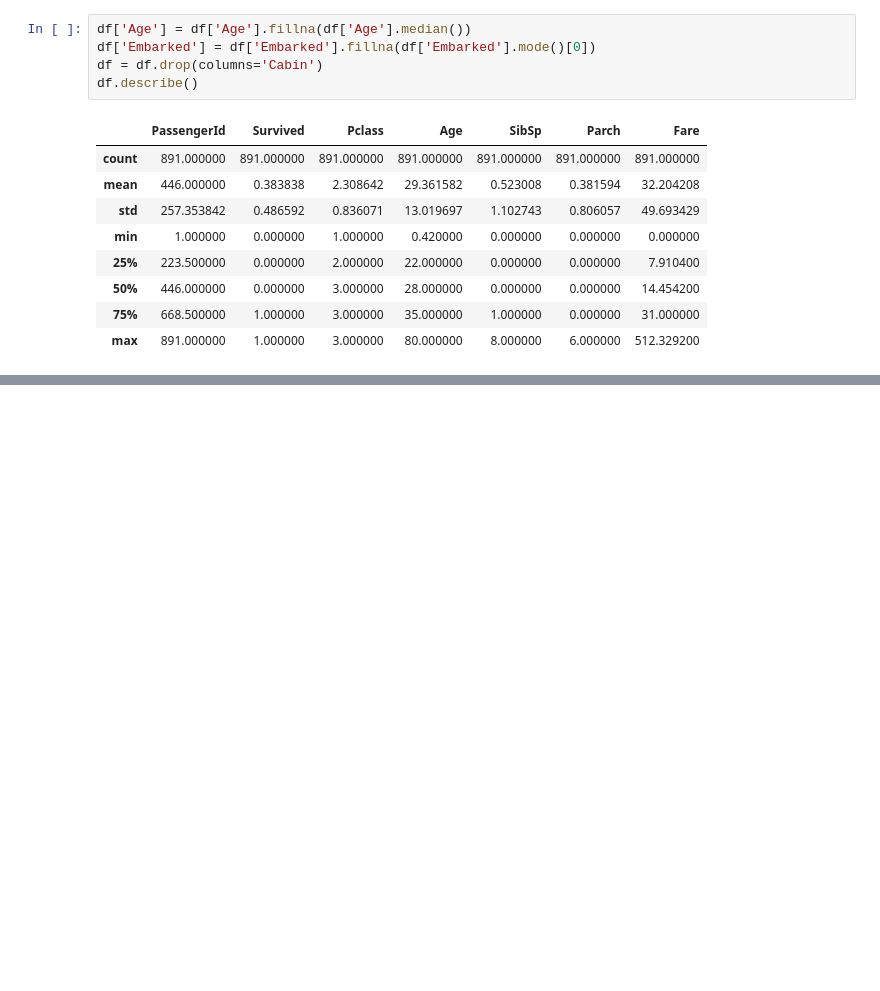
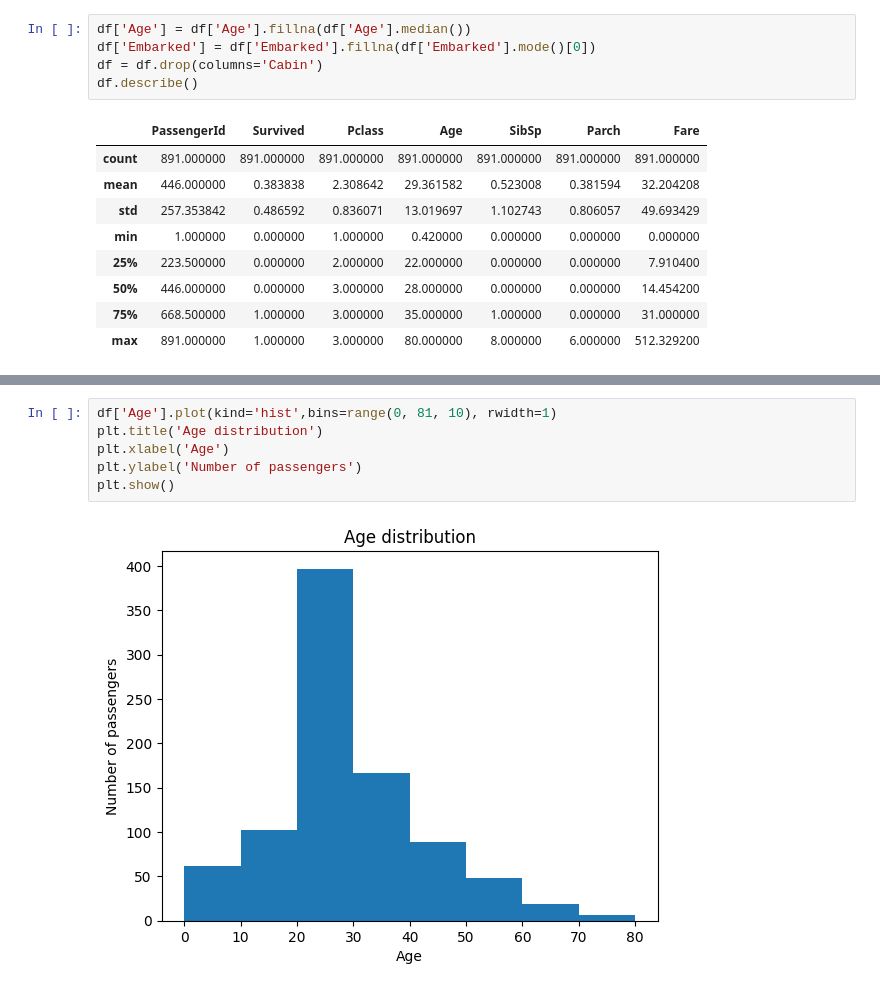
Before and after one commit to aman2909-creator/titanic-eda, a Jupyter notebook: titanic-eda.ipynb, the cells around one changed output, grey strips where cells are left out. Drawn from its saved outputs; the diff is of its cells as text; blank space fills up the shorter version.

```diff
--- a/titanic-eda.ipynb
+++ b/titanic-eda.ipynb
@@ -115,0 +140,8 @@ df.describe()
+# %%
+df['Age'].plot(kind='hist',bins=range(0, 81, 10), rwidth=1)
+plt.title('Age distribution')
+plt.xlabel('Age')
+plt.ylabel('Number of passengers')
+plt.show()
+# %% [output]
+[figure, added]
```
Also changed, not shown: parts of 5 cells of this notebook.
